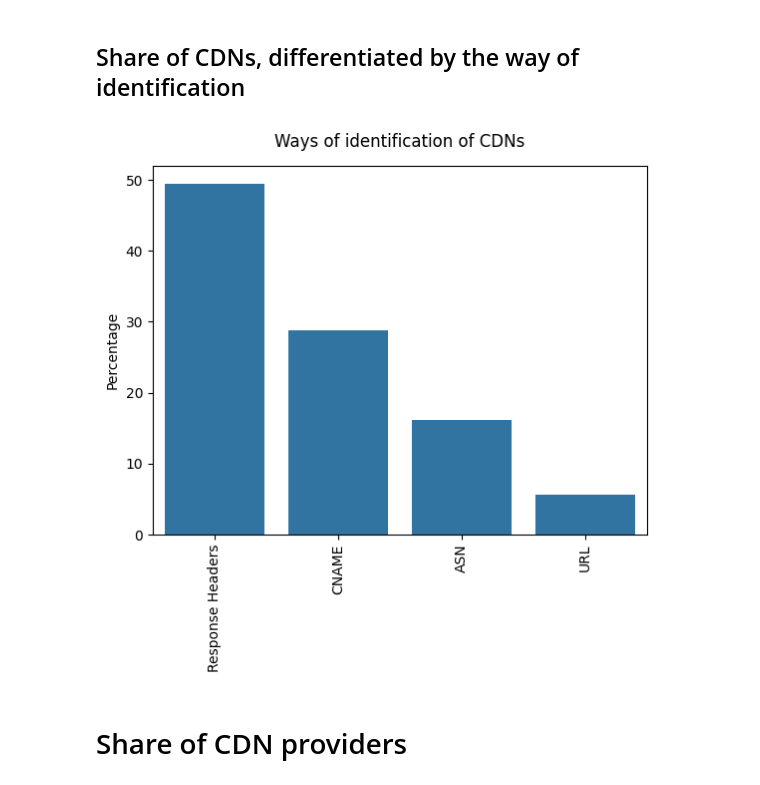
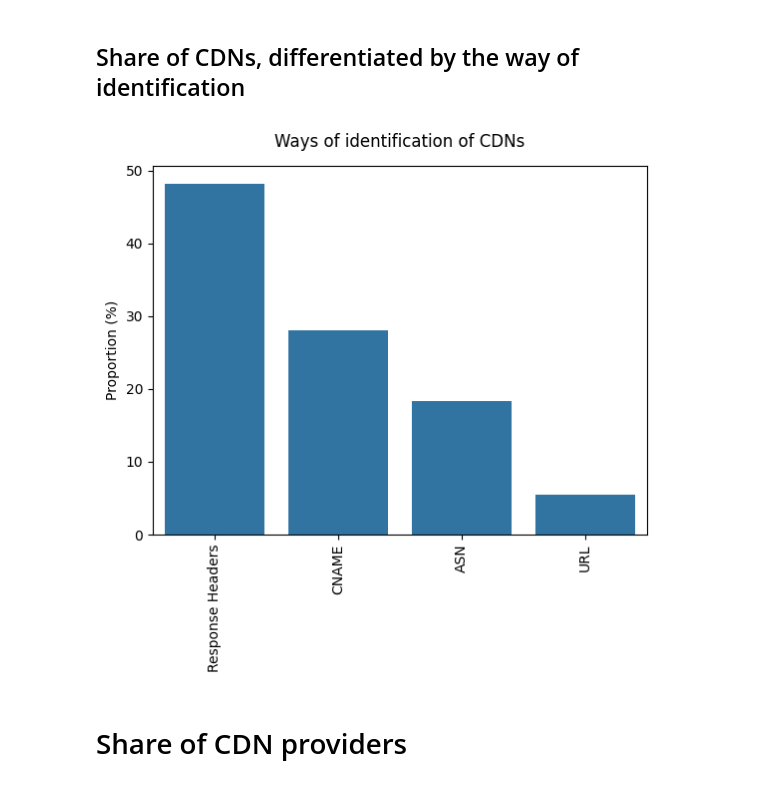
Before and after one commit to hanneskoksch/Analysis-of-CDNs, a Jupyter notebook: Analysis.ipynb, the cells around one changed output. Saved outputs shown, nothing was run; the diff lists cells and outputs as text; code cells hidden in the pictures.

```diff
--- a/Analysis.ipynb
+++ b/Analysis.ipynb
@@ -72,7 +84,7 @@ The `header_mappings` list data was collected manually. In the cases where the C
 # %%
 header_mappings = [
     ["x-amz-cf-id", "Amazon Cloudfront"], # https://docs.aws.amazon.com/AmazonCloudFront/latest/DeveloperGuide/RequestAndResponseBehaviorCustomOrigin.html
-    ["x-azure-ref", "Azure"], # https://learn.microsoft.com/en-us/azure/frontdoor/front-door-http-headers-protocol
+    ["x-azure-ref", "Microsoft Azure"], # https://learn.microsoft.com/en-us/azure/frontdoor/front-door-http-headers-protocol
     ["cf-ray", "Cloudflare"], # https://developers.cloudflare.com/fundamentals/reference/http-request-headers/#cf-ray
     ["cf-cache-status", "Cloudflare"], # https://developers.cloudflare.com/cache/concepts/cache-responses/
     ["x-fastly-request-id", "Fastly"],
@@ -86,8 +98,8 @@ header_mappings = [
     ["x-goog-storage-class", "Google"], # https://cloud.google.com/storage/docs/xml-api/reference-headers#xgoogstorageclass
     ["x-guploader-uploadid", "Google"], # https://cloud.google.com/storage/docs/xml-api/reference-headers#xguploaderuploadid
     ["x-goog", "Google"], # https://cloud.google.com/storage/docs/xml-api/reference-headers
+    ["BunnyCDN", "BunnyCDN"],
 ]
-
 
 def check_headers(header):
     if header == "" or header is None:
@@ -177,7 +189,7 @@ mappings = [
   [".gslb.taobao.com", "Taobao"],
   [".cdn.bitgravity.com", "Tata communications"],
   [".cdn.telefonica.com", "Telefonica"],
-  [".vo.msecnd.net", "Windows Azure"],
+  [".vo.msecnd.net", "Microsoft Azure"],
   [".ay1.b.yahoo.com", "Yahoo"],
   [".yimg.", "Yahoo"],
   [".zenedge.net", "Zenedge"],
@@ -198,13 +210,15 @@ def check_url(url):
 CDNs can be assigned to an ASN based on their IP address. This mapping takes into account the top CDNs in the [2022 Web Alamanac](https://almanac.httparchive.org/en/2022/cdn#top-cdn-providers). This is used as the last step in CDN identification.
 # %%
 considered_asns = [
-  ["CLOUDFLARE", "Cloudflare"],
+  ["CLOUDFLARENET", "Cloudflare"],
   ["GOOGLE", "Google"],
   ["FASTLY", "Fastly"],
   ["AMAZON", "Amazon Cloudfront"],
   ["AKAMAI", "Akamai"],
   ["AUTOMATTIC", "Automattic"],
   ["FACEBOOK", "Facebook"],
+  ["ADVANCEDHOSTERS-AS", "Advanced Hosters CDN"],
+  ["MICROSOFT", "Microsoft Azure"],
 ]
 
 def check_asn(asn_description):
@@ -295,25 +326,22 @@ plt.show()
 # %%
 # Filter out not identified/non-CDNs
 filtered_df = df[df['identified_via'] != 'Not a CDN / not identified']
 
 # Count the occurrences of the individual values in the "identified_via" column
 detected_by_counts = filtered_df['identified_via'].value_counts()
 
 # Calculate the percentages
 detected_by_percentages = detected_by_counts / detected_by_counts.sum() * 100
 
-# Sort the values by frequency (already sorted by value_counts())
-sorted_detected_by_percentages = detected_by_percentages.sort_values(ascending=False)
-
 # Create bar chart
 plt.xticks(rotation=90)
-sns.barplot(x=sorted_detected_by_percentages.index, y=sorted_detected_by_percentages.values)
-plt.ylabel('Percentage')
+sns.barplot(x=detected_by_percentages.index, y=detected_by_percentages.values)
+plt.ylabel('Proportion (%)')
 plt.xlabel('')
 plt.title("Ways of identification of CDNs", y=1.03)
 plt.show()
 # %% [output]
-[figure, old version]
+[figure, new version]
 # %% [markdown]
 # Share of CDN providers
 # %% [markdown]
```
Also changed, not shown: parts of 61 cells of this notebook.
